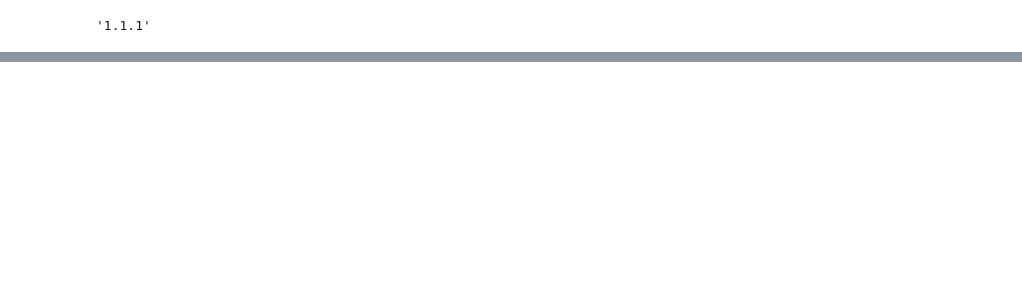
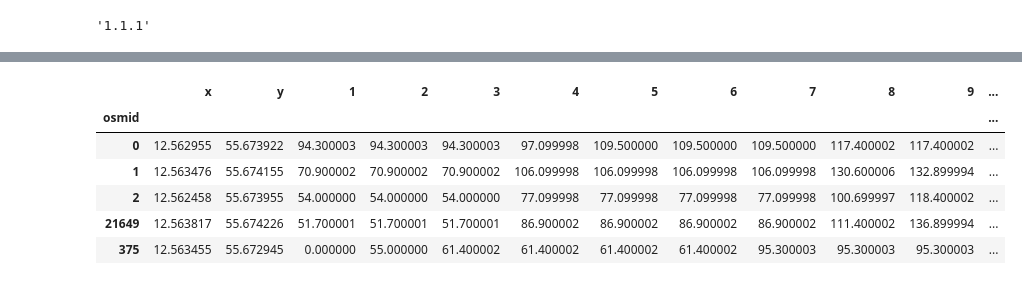
Before and after one commit to eemilhaa/walkability-analysis, a Jupyter notebook: network_analysis.ipynb, the cells around one changed output, grey strips where cells are left out. Cells and saved outputs as stored; diff of their text form; code cells hidden in the pictures; blank space fills up the shorter version.

```diff
--- a/network_analysis.ipynb
+++ b/network_analysis.ipynb
@@ -174,7 +211,15 @@ nodes_wgs = ox.graph_to_gdfs(graph_wgs, edges=False)[['x', 'y']]
 walk_access = nodes.join(distances, on='osmid', how='left')
 walk_access_wgs = nodes_wgs.join(distances, on='osmid', how='left')
 # %%
-walk_access_wgs
+walk_access_wgs.head()
+# %% [output]
+|  | x | y | 1 | 2 | 3 | 4 | 5 | 6 | 7 | 8 | 9 | ... |
+| osmid |  |  |  |  |  |  |  |  |  |  |  | ... |
+| 0 | 12.562955 | 55.673922 | 94.300003 | 94.300003 | 94.300003 | 97.099998 | 109.500000 | 109.500000 | 109.500000 | 117.400002 | 117.400002 | ... |
+| 1 | 12.563476 | 55.674155 | 70.900002 | 70.900002 | 70.900002 | 106.099998 | 106.099998 | 106.099998 | 106.099998 | 130.600006 | 132.899994 | ... |
+| 2 | 12.562458 | 55.673955 | 54.000000 | 54.000000 | 54.000000 | 77.099998 | 77.099998 | 77.099998 | 77.099998 | 100.699997 | 118.400002 | ... |
+| 21649 | 12.563817 | 55.674226 | 51.700001 | 51.700001 | 51.700001 | 86.900002 | 86.900002 | 86.900002 | 86.900002 | 111.400002 | 136.899994 | ... |
+| 375 | 12.563455 | 55.672945 | 0.000000 | 55.000000 | 61.400002 | 61.400002 | 61.400002 | 61.400002 | 95.300003 | 95.300003 | 95.300003 | ... |
 # %%
 # Save as CSV
 walk_access_wgs.to_csv('walk_access_'+city+'.csv', encoding='utf-8')
```
Also changed, not shown: parts of 7 cells of this notebook, 5 other files.
